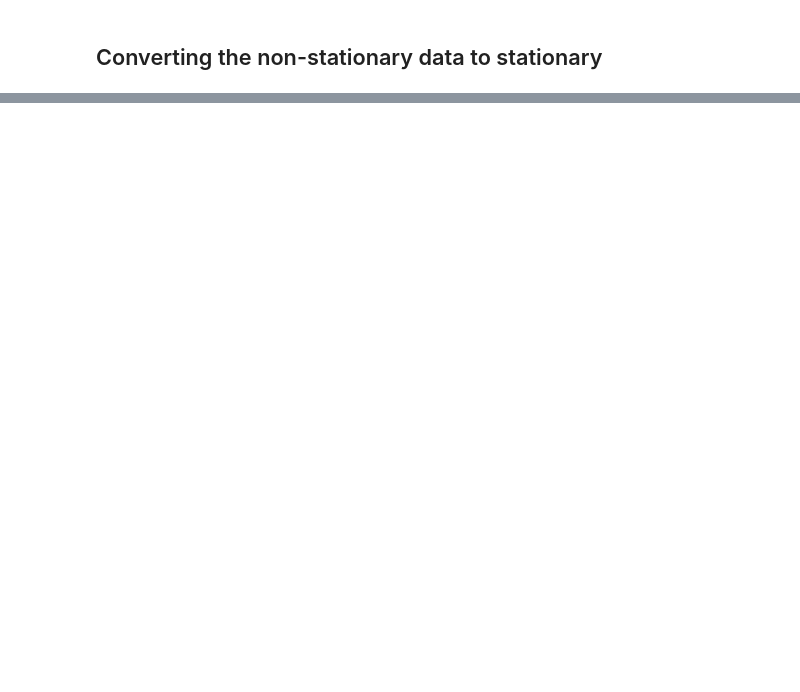
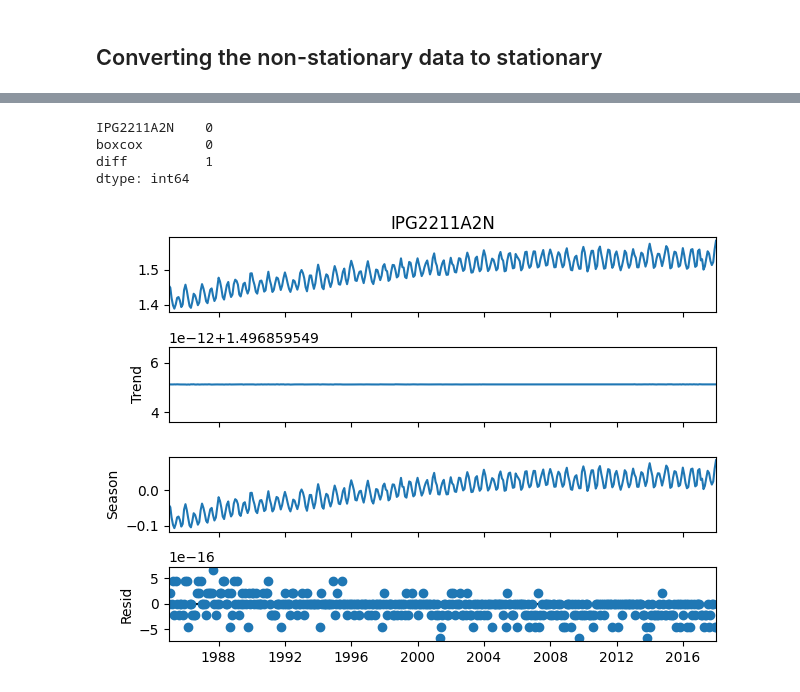
Before and after one commit to injilashah/TSD, a Jupyter notebook: starter_pack.ipynb, the cells around one changed output, grey strips where cells are left out. Drawn from its saved outputs; the diff is of its cells as text; code cells hidden in the pictures; blank space fills up the shorter version.

```diff
--- a/starter_pack.ipynb
+++ b/starter_pack.ipynb
@@ -104,3 +232,5 @@ print("P-value: ", arch_test[1])
+# %%
+tdf_complement["IPG2211A2N"] = np.log(tdf_complement["IPG2211A2N"])
 # %%
 from scipy import stats
 tdf_complement["boxcox"], fitted_lambda = stats.boxcox(tdf_complement["IPG2211A2N"])
@@ -135,4 +305,4 @@ test_stationarity(tdf["IPG2211A2N"].dropna())
 # %%
 # removing the trend ---> using the difference method
-tdf['diff'] = tdf['IPG2211A2N'].diff()
-test_stationarity(tdf['diff'].dropna())
+tdf_complement['diff'] = tdf_complement['IPG2211A2N'].diff()
+test_stationarity(tdf_complement['diff'].dropna())
@@ -139,5 +313,2 @@ test_stationarity(tdf['diff'].dropna())
-# %%
-tdf_complement = tdf.copy()
-tdf_complement = tdf.drop("IPG2211A2N", axis=1)
 # %%
 tdf_complement.head()
@@ -151,13 +332,20 @@ plt.show()
 # %%
 tdf_complement.isnull().sum()
+# %% [output]
+IPG2211A2N    0
+boxcox        0
+diff          1
+dtype: int64
 # %%
 from statsmodels.tsa.seasonal import STL
 
-stl = STL(tdf_complement["diff"].dropna(), period=397)
+stl = STL(tdf_complement["IPG2211A2N"].dropna(), period=397)
 result = stl.fit()
 
 result.plot()
 plt.show()
+# %% [output]
+[figure, added]
 # %%
 from statsmodels.graphics.tsaplots import plot_acf
 
```
Also changed, not shown: parts of 28 cells of this notebook, 2 other files.
